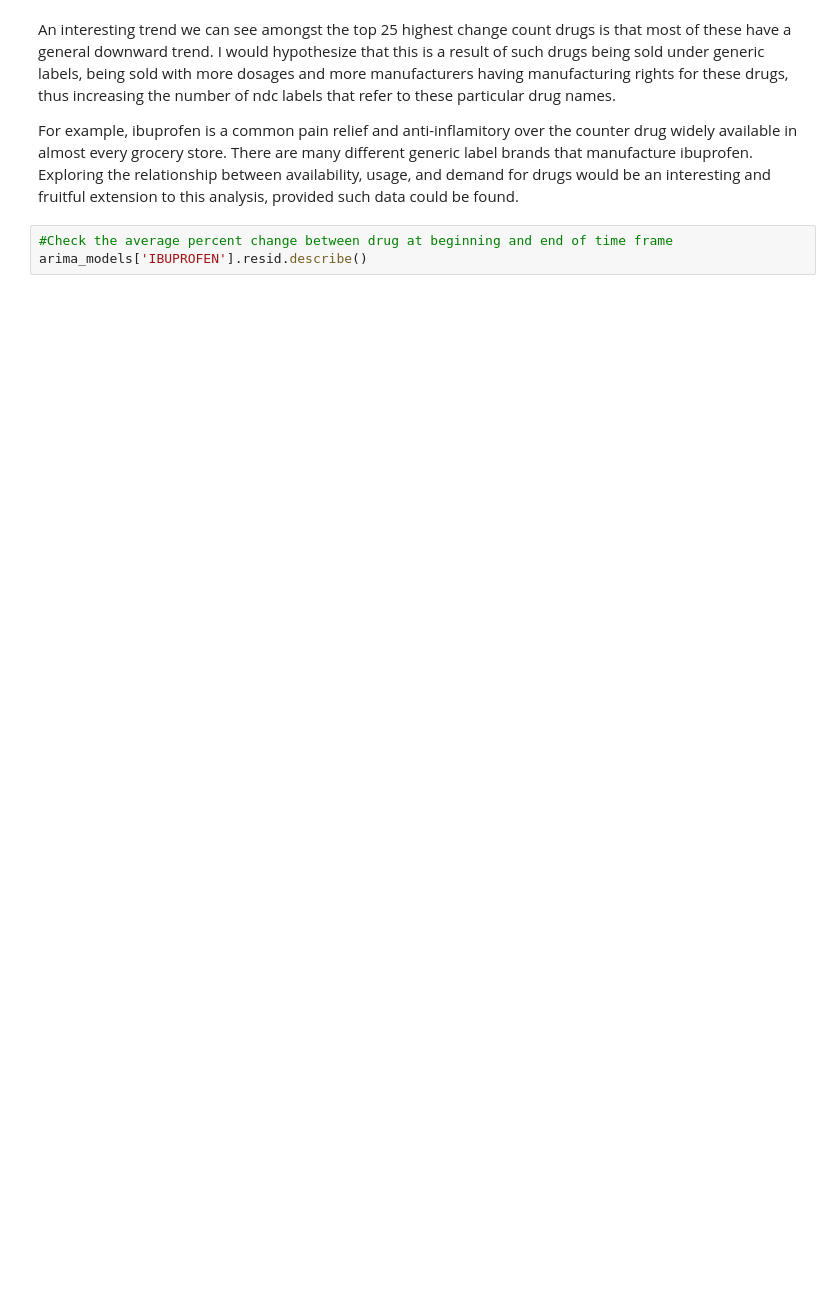
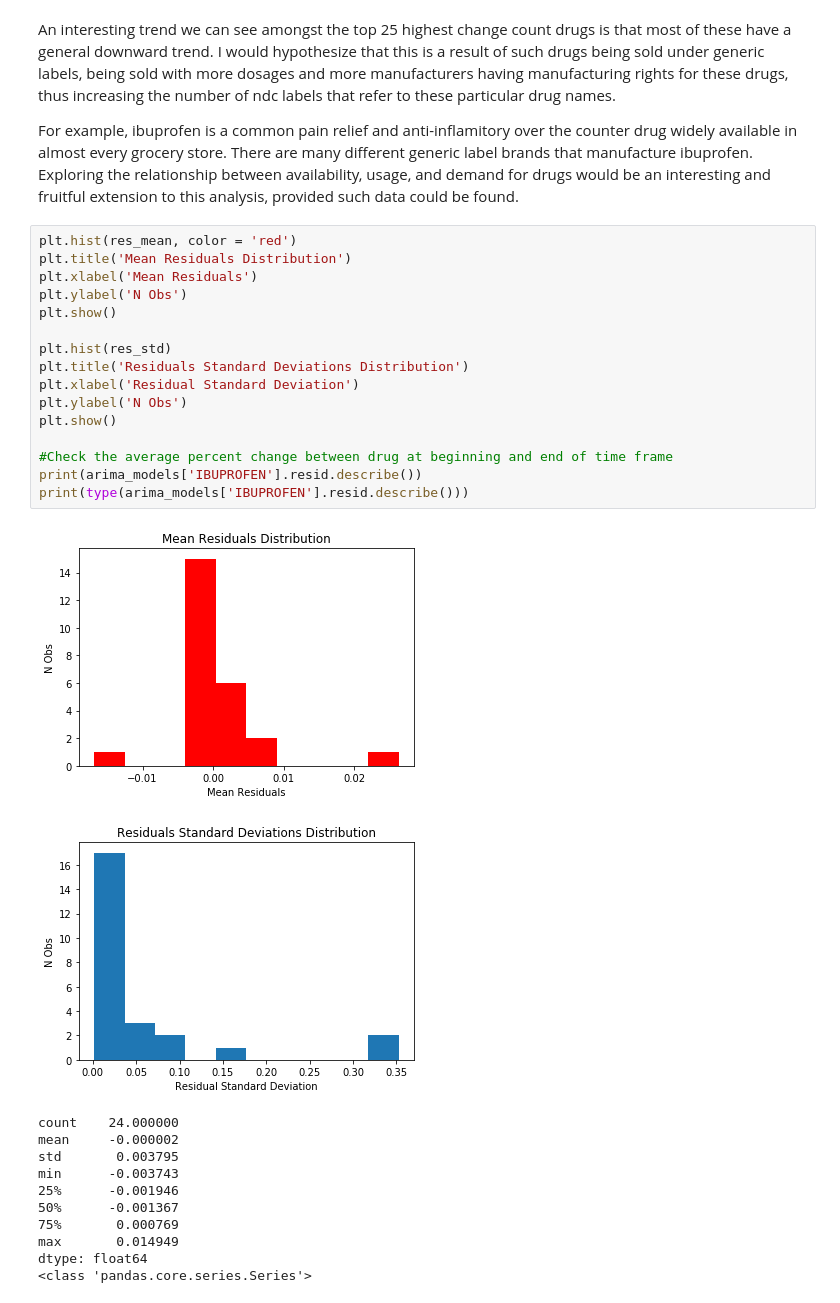
Before and after one commit to Cervantes92/drug-prices, a Jupyter notebook: main.ipynb, the cells around one changed output. Drawn from its saved outputs; the diff is of its cells as text; blank space fills up the shorter version.

```diff
--- a/main.ipynb
+++ b/main.ipynb
@@ -654,7 +844,33 @@ for i, drug in enumerate(top_n_drug_name.index):
 An interesting trend we can see amongst the top 25 highest change count drugs is that most of these have a general downward trend. I would hypothesize that this is a result of such drugs being sold under generic labels, being sold with more dosages and more manufacturers having manufacturing rights for these drugs, thus increasing the number of ndc labels that refer to these particular drug names.
 
 For example, ibuprofen is a common pain relief and anti-inflamitory over the counter drug widely available in almost every grocery store. There are many different generic label brands that manufacture ibuprofen. Exploring the relationship between availability, usage, and demand for drugs would be an interesting and fruitful extension to this analysis, provided such data could be found.
-# %%
-#Check the average percent change between drug at beginning and end of time frame
-arima_models['IBUPROFEN'].resid.describe()
+# %%
+plt.hist(res_mean, color = 'red')
+plt.title('Mean Residuals Distribution')
+plt.xlabel('Mean Residuals')
+plt.ylabel('N Obs')
+plt.show()
+
+plt.hist(res_std)
+plt.title('Residuals Standard Deviations Distribution')
+plt.xlabel('Residual Standard Deviation')
+plt.ylabel('N Obs')
+plt.show()
+
+#Check the average percent change between drug at beginning and end of time frame
+print(arima_models['IBUPROFEN'].resid.describe())
+print(type(arima_models['IBUPROFEN'].resid.describe()))
+# %% [output]
+[figure, added]
+[figure, added]
+count    24.000000
+mean     -0.000002
+std       0.003795
+min      -0.003743
+25%      -0.001946
+50%      -0.001367
+75%       0.000769
+max       0.014949
+dtype: float64
+<class 'pandas.core.series.Series'>
 # %% [markdown]
```
Also changed, not shown: parts of 26 cells of this notebook.
